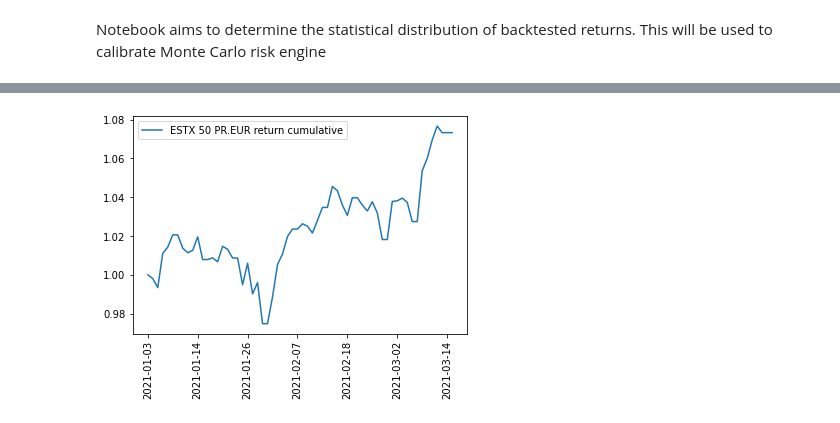
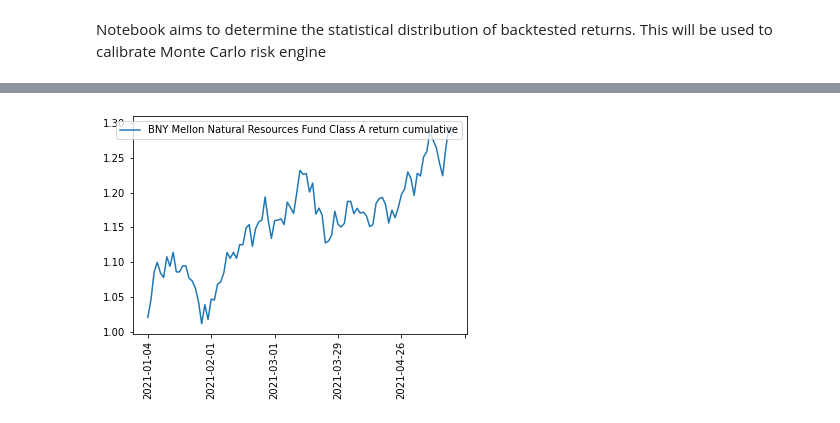
Before and after one commit to dhirlea/Portfolio-Optimizer, a Jupyter notebook: Statistical_Analysis_of_Returns.ipynb, the cells around one changed output, grey strips where cells are left out. Saved outputs shown, nothing was run; the diff lists cells and outputs as text; code cells hidden in the pictures.

Commit message:
added natural resources holding

```diff
--- a/Statistical_Analysis_of_Returns.ipynb
+++ b/Statistical_Analysis_of_Returns.ipynb
@@ -24,14 +25,14 @@ Index(['S&P 500 return', 'iShares Global Tech ETF return',
       dtype='object')
 # %%
 # Plot cumulative return of individual holdings
-security_name = 'ESTX 50 PR.EUR return'
+security_name = 'BNY Mellon Natural Resources Fund Class A return'
 subset_security_returns_df = pd.DataFrame(individual_security_returns_df.loc['2021-01-01' :, security_name])
 subset_security_returns_df[security_name + ' cumulative'] = np.cumprod(1+subset_security_returns_df[security_name])
 subset_security_returns_df.plot(kind = 'line', y = security_name + ' cumulative')
 plt.xticks(rotation=90)
 plt.show()
 # %% [output]
-[figure, old version]
+[figure, new version]
 # %%
 sns.distplot(backtested_strategy_returns_df['Backtested strategy'], bins=int(np.sqrt(backtested_strategy_returns_df.shape[0])))
 plt.show()
```
Also changed, not shown: parts of 4 cells of this notebook, 1 other file.
